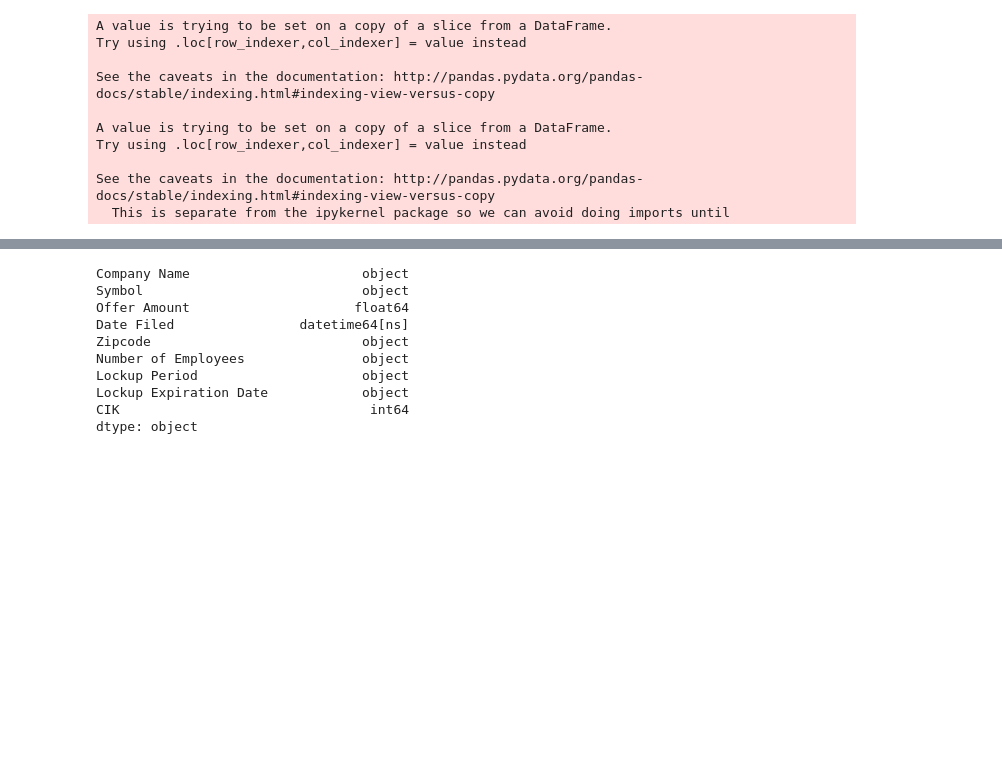
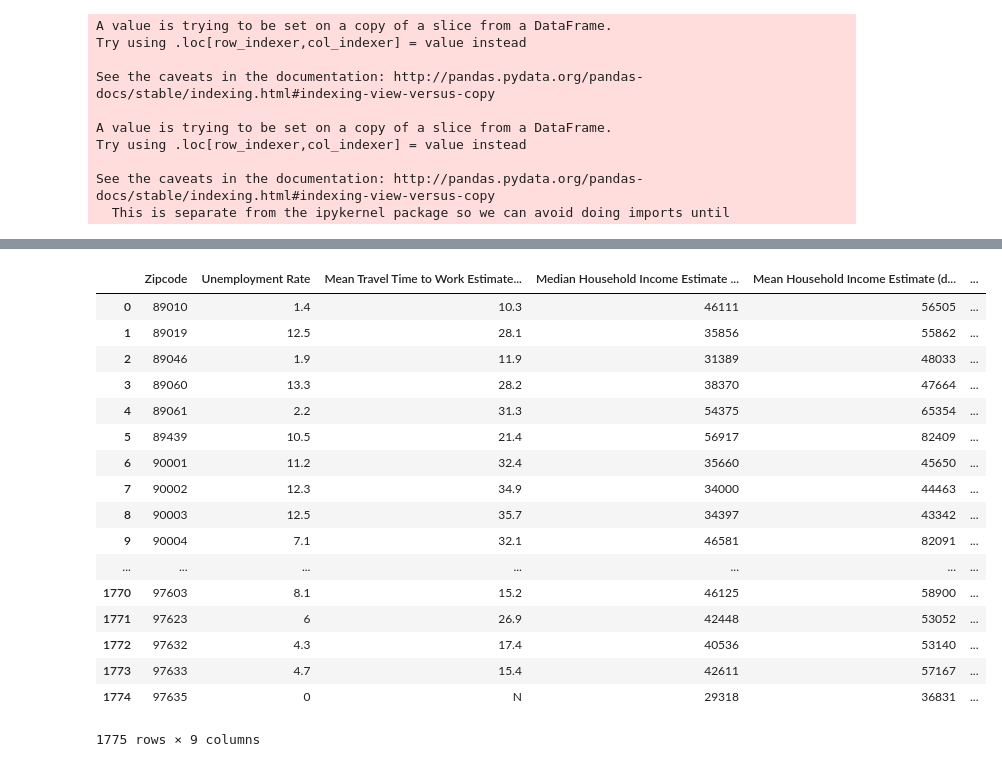
Before and after one commit to apthomas/SF-home-price-prediction, a Jupyter notebook: SF-home-price-prediction/wrangling.ipynb, the cells around one changed output, grey strips where cells are left out. Drawn from its saved outputs; the diff is of its cells as text; code cells hidden in the pictures; blank space fills up the shorter version.

Commit message:
uploaded zipcode and census data

```diff
--- a/SF-home-price-prediction/wrangling.ipynb
+++ b/SF-home-price-prediction/wrangling.ipynb
@@ -16,6 +15,9 @@ df_median_all_home_price_by_zip_california = df_median_all_home_price_by_zip[df_
 # %%
 # data processing to load all IPO Data between 1997 and present data. This data has been scraped using code from src/web_scrapers.py
 df_full_ipo_date_97_to_19 = pd.read_csv('data/processed/1997-04_2019_full_ipo_data.csv',encoding="ISO-8859-1")
+# %%
+#data processing of census data to create demographics by zip code
+zip_census_data = pd.read_csv('data/raw/zip_census_bureau_economic_characteristics_2017.csv',encoding="ISO-8859-1")
 # %%
 # type wrangling of all pandas series in each dataframe
 df_sale_counts_by_zip_california["RegionID"] = df_sale_counts_by_zip_california["RegionID"].astype(dtype=np.int64)
@@ -46,13 +39,60 @@ df_full_ipo_date_97_to_19.head()
-# %%
-df_full_ipo_date_97_to_19.dtypes
-# %% [output]
-Company Name                      object
-Symbol                            object
-Offer Amount                     float64
-Date Filed                datetime64[ns]
-Zipcode                           object
-Number of Employees               object
-Lockup Period                     object
-Lockup Expiration Date            object
-CIK                                int64
-dtype: object
+# %%
+# data wrangling of census data
+
+zip_census_data.rename(columns = {'Id2':'Zipcode'}, inplace=True)
+zip_census_data.rename(columns = {'Percent; EMPLOYMENT STATUS - Civilian labor force - Unemployment Rate':'Unemployment Rate'}, inplace=True)
+zip_census_data.rename(columns = {'Percent; INCOME AND BENEFITS (IN 2017 INFLATION-ADJUSTED DOLLARS) - Total households - Less than $10,000':'l10000'}, inplace=True)
+zip_census_data.rename(columns = {'Percent; INCOME AND BENEFITS (IN 2017 INFLATION-ADJUSTED DOLLARS) - Total households - $10,000 to $14,999':'l15000'}, inplace=True)
+zip_census_data.rename(columns = {'Percent; INCOME AND BENEFITS (IN 2017 INFLATION-ADJUSTED DOLLARS) - Total households - $15,000 to $24,999':'l25000'}, inplace=True)
+zip_census_data.rename(columns = {'Estimate; COMMUTING TO WORK - Mean travel time to work (minutes)':'Mean Travel Time to Work Estimate (minutes)'}, inplace=True)
+zip_census_data.rename(columns = {'Percent; INCOME AND BENEFITS (IN 2017| INFLATION-ADJUSTED DOLLARS) - Total households - $200,000 or more':'Percent of Households with Income Greater than $200,000'}, inplace=True)
+zip_census_data.rename(columns = {'Estimate; INCOME AND BENEFITS (IN 2017 INFLATION-ADJUSTED DOLLARS) - Total households - Median household income (dollars)':'Median Household Income Estimate (dollars)'}, inplace=True)
+zip_census_data.rename(columns = {'Estimate; INCOME AND BENEFITS (IN 2017 INFLATION-ADJUSTED DOLLARS) - Total households - Mean household income (dollars)':'Mean Household Income Estimate (dollars)'}, inplace=True)
+zip_census_data.rename(columns = {'Estimate; INCOME AND BENEFITS (IN 2017 INFLATION-ADJUSTED DOLLARS) - Per capita income (dollars)':'Per Capita Income Estimate (dollars)'}, inplace=True)
+zip_census_data.rename(columns = {'Percent; HEALTH INSURANCE COVERAGE - Civilian noninstitutionalized population - No health insurance coverage':'Percent of Population with no Health Insurance Coverage'}, inplace=True)
+zip_census_data.rename(columns = {'Percent; PERCENTAGE OF FAMILIES AND PEOPLE WHOSE INCOME IN THE PAST 12 MONTHS IS BELOW THE POVERTY LEVEL - All people':'Percent of People whose Income in the Past 12 months has been Below Poverty Level'}, inplace=True)
+
+
+filtered_census_data_columns = ['Zipcode',
+                               'Unemployment Rate',
+                               'Mean Travel Time to Work Estimate (minutes)',
+                               'Percent of Households with Income Greater than $200,000',
+                               'Median Household Income Estimate (dollars)',
+                               'Mean Household Income Estimate (dollars)',
+                               'Per Capita Income Estimate (dollars)',
+                               'Percent of Population with no Health Insurance Coverage',
+                               'Percent of People whose Income in the Past 12 months has been Below Poverty Level',
+                               'Percent of Households With Income Less Than $24,999']
+# %%
+zip_census_data['l10000'].replace("-","0.0", regex=True, inplace=True)
+zip_census_data['l10000'].replace("N","0.0", regex=True, inplace=True)
+zip_census_data['l10000'] = zip_census_data['l10000'].astype(float)
+
+zip_census_data['l15000'].replace("-","0.0", regex=True, inplace=True)
+zip_census_data['l15000'].replace("N","0.0", regex=True, inplace=True)
+zip_census_data['l15000'] = zip_census_data['l15000'].astype(float)
+
+zip_census_data['l25000'].replace("-","0.0", regex=True, inplace=True)
+zip_census_data['l25000'].replace("N","0.0", regex=True, inplace=True)
+zip_census_data['l25000'] = zip_census_data['l25000'].astype(float)
+zip_census_data["Percent of Households With Income Less Than $24,999"] = zip_census_data['l10000'] + zip_census_data['l15000']+zip_census_data['l25000']
+zip_census_data.filter(filtered_census_data_columns)
+# %% [output]
+|  | Zipcode | Unemployment Rate | Mean Travel Time to Work Estimate... | Median Household Income Estimate ... | Mean Household Income Estimate (d... | ... |
+| 0 | 89010 | 1.4 | 10.3 | 46111 | 56505 | ... |
+| 1 | 89019 | 12.5 | 28.1 | 35856 | 55862 | ... |
+| 2 | 89046 | 1.9 | 11.9 | 31389 | 48033 | ... |
+| 3 | 89060 | 13.3 | 28.2 | 38370 | 47664 | ... |
+| 4 | 89061 | 2.2 | 31.3 | 54375 | 65354 | ... |
+| 5 | 89439 | 10.5 | 21.4 | 56917 | 82409 | ... |
+| 6 | 90001 | 11.2 | 32.4 | 35660 | 45650 | ... |
+| 7 | 90002 | 12.3 | 34.9 | 34000 | 44463 | ... |
+| 8 | 90003 | 12.5 | 35.7 | 34397 | 43342 | ... |
+| 9 | 90004 | 7.1 | 32.1 | 46581 | 82091 | ... |
+| ... | ... | ... | ... | ... | ... | ... |
+| 1770 | 97603 | 8.1 | 15.2 | 46125 | 58900 | ... |
+| 1771 | 97623 | 6 | 26.9 | 42448 | 53052 | ... |
+| 1772 | 97632 | 4.3 | 17.4 | 40536 | 53140 | ... |
+| 1773 | 97633 | 4.7 | 15.4 | 42611 | 57167 | ... |
+| 1774 | 97635 | 0 | N | 29318 | 36831 | ... |
+1775 rows × 9 columns
```
Also changed, not shown: parts of 5 cells of this notebook, 8 other files.
